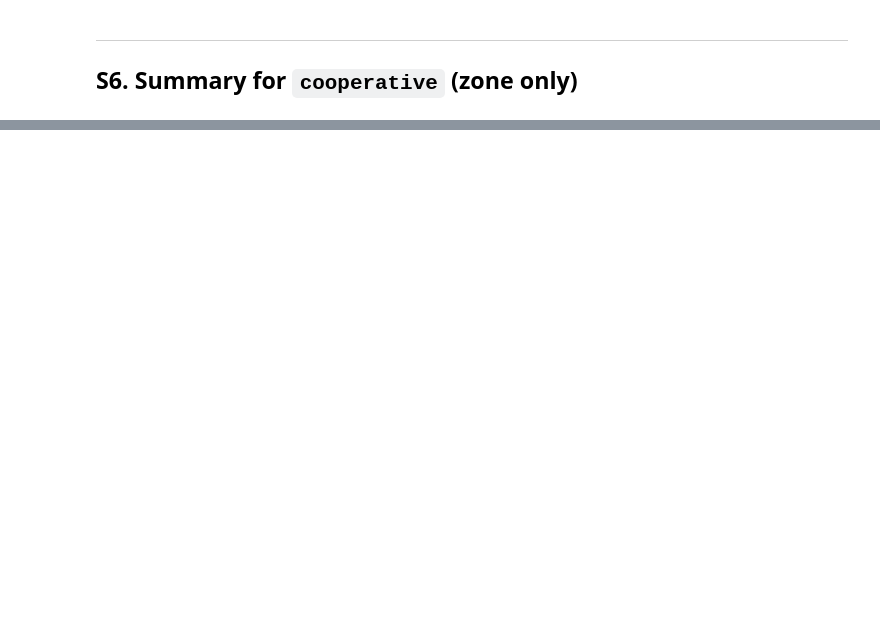
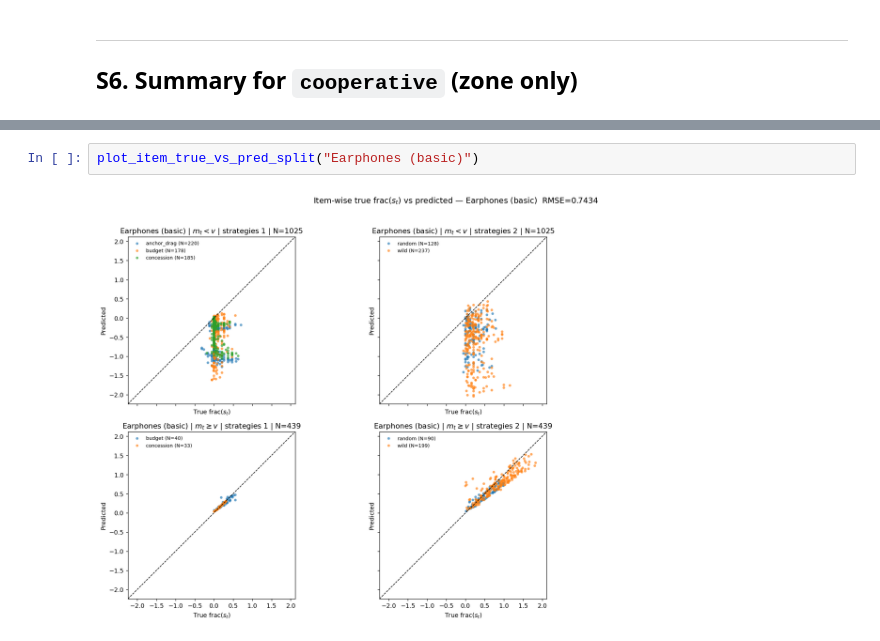
Before and after one commit to TurquoiseKitty/LLMNego_Plus, a Jupyter notebook: EXP/0413_final_validation_of_function_type/zone_analysis_cooperative.ipynb, the cells around one changed output, grey strips where cells are left out. Cells and saved outputs as stored; diff of their text form; blank space fills up the shorter version.

```diff
--- a/EXP/0413_final_validation_of_function_type/zone_analysis_cooperative.ipynb
+++ b/EXP/0413_final_validation_of_function_type/zone_analysis_cooperative.ipynb
@@ -408,0 +617,4 @@ print(f"  Covariates: adding v, t, m_prev gives <1% R2 improvement")
+# %%
+plot_item_true_vs_pred_split("Earphones (basic)")
+# %% [output]
+[figure, added]
```
Also changed, not shown: parts of 16 cells of this notebook, 3 other files.
